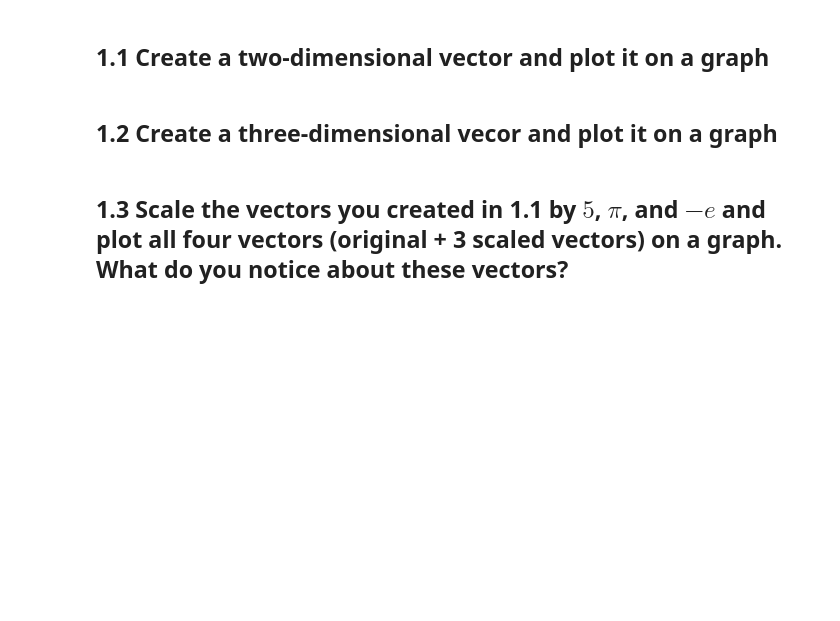
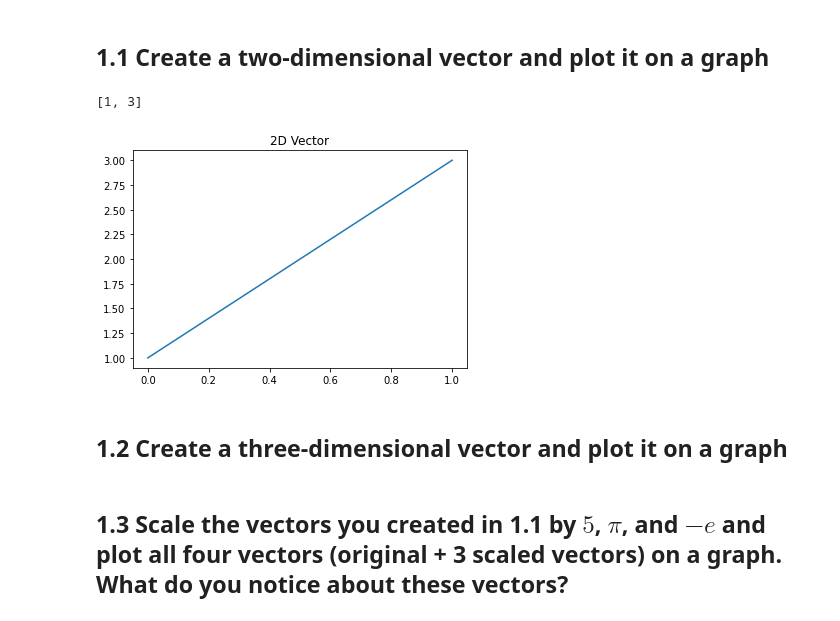
Before and after one commit to bloominstituteoftechnology/DS-Unit-1-Sprint-3-Linear-Algebra, a Jupyter notebook: module1-vectors-and-matrices/Jay_Adamo_LS_DS_131_Vectors_and_Matrices_Assignment.ipynb, the cells around one changed output. Cells and saved outputs as stored; diff of their text form; code cells hidden in the pictures; blank space fills up the shorter version.

```diff
--- a/module1-vectors-and-matrices/Jay_Adamo_LS_DS_131_Vectors_and_Matrices_Assignment.ipynb
+++ b/module1-vectors-and-matrices/Jay_Adamo_LS_DS_131_Vectors_and_Matrices_Assignment.ipynb
@@ -9,2 +13,17 @@ For the questions below it is not sufficient to simply provide answer to the que
+# %%
+# create a 2d vector
+
+two_d = [1,3]
+two_d
+# %% [output]
+[1, 3]
+# %%
+#graph 2d vector
+
+plt.plot([1, 3])
+plt.title('2D Vector')
+plt.show()
+# %% [output]
+[figure, added]
 # %% [markdown]
-## 1.2 Create a three-dimensional vecor and plot it on a graph
+## 1.2 Create a three-dimensional vector and plot it on a graph
```
Also changed, not shown: parts of 32 cells of this notebook.
